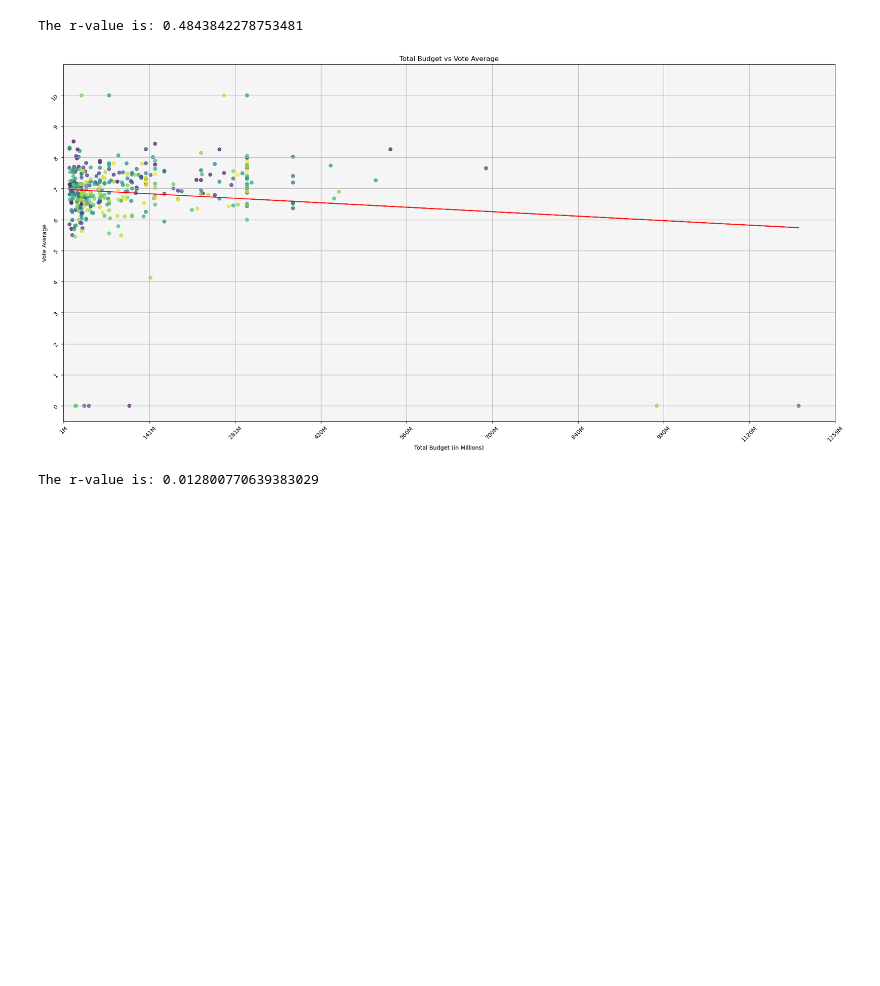
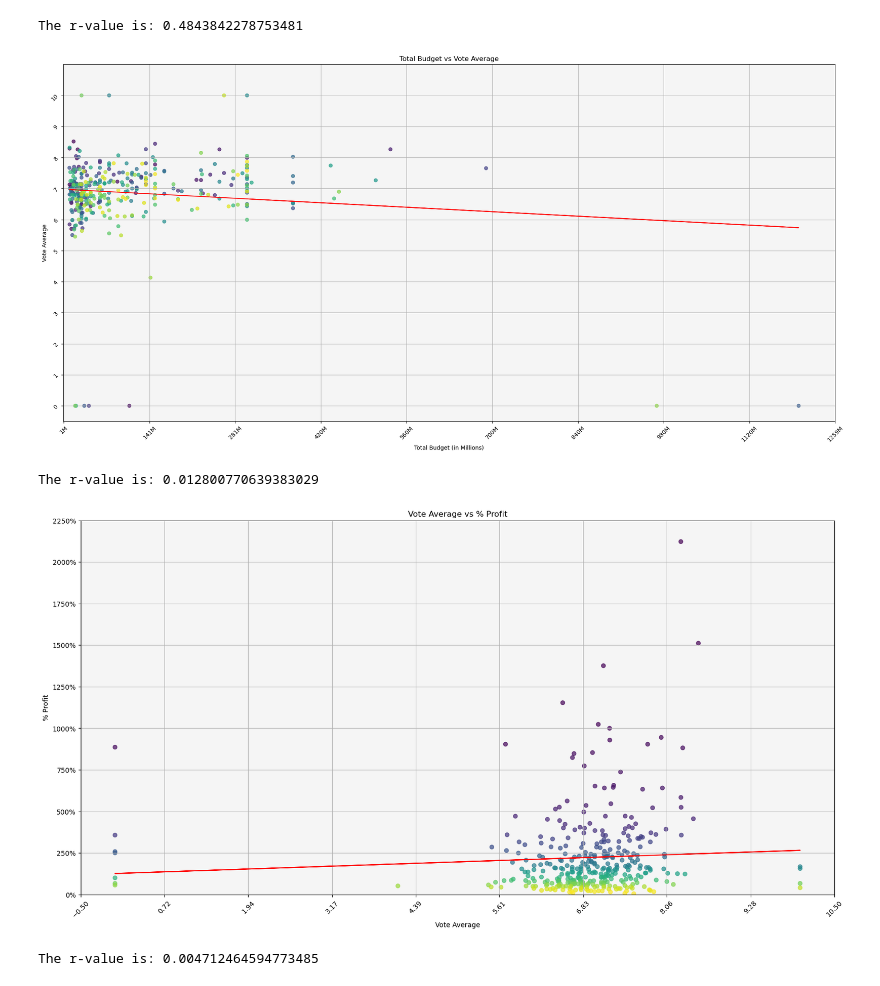
Before and after one commit to Levifahring/movie_project_one, a Jupyter notebook: project.ipynb, the cells around one changed output. Drawn from its saved outputs; the diff is of its cells as text; code cells hidden in the pictures; blank space fills up the shorter version.

```diff
--- a/project.ipynb
+++ b/project.ipynb
@@ -312,0 +310,72 @@ The r-value is: 0.012800770639383029
+# %%
+
+# All movies Total Budget vs % Profit
+x_value = cleaned_filter_df["vote_average"]  # Use Total Budget instead of vote_average
+y_value = cleaned_filter_df["% Profit"]
+
+# Check if y_value is in whole numbers and convert to decimal if necessary
+if y_value.max() > 1:
+    y_value = y_value / 100  # Convert to decimal if values are in percentage form
+
+# Calculate the min and max of x_value
+min_x = x_value.min()
+max_x = x_value.max()
+
+# Define padding (for example, 5% of the range)
+padding = 0.05 * (max_x - min_x)
+
+# Adjust min_x and max_x with padding (ensuring min_x does not go below 0)
+min_x_padded = max(-1, min_x - padding)  # Ensuring min_x_padded is not less than 0
+max_x_padded = max_x + padding
+
+# Create a range of x ticks from min_x_padded to max_x_padded
+x_ticks = np.linspace(min_x_padded, max_x_padded, num=10)
+
+# Determine the max value for the y-axis
+max_y_padded = y_value.max() + (0.05 * (y_value.max() - y_value.min()))  # Add padding to the max y-value
+
+plt.figure(figsize=(20, 10))
+ax = plt.gca()  # Get current axes
+ax.set_facecolor('whitesmoke')
+
+# Set limits for the x and y axes with padding
+plt.xlim(0, max_x_padded)  # Set x-axis starting at 0
+plt.ylim(0, max_y_padded)  # Set y-axis limit with padding
+
+# Create the scatter plot with color customization
+colors = plt.cm.viridis(np.linspace(0, 1, len(x_value)))  # Customize color
+plt.scatter(x_value, y_value, color=colors, alpha=0.7)  # Set alpha for visibility
+
+# Set x ticks explicitly with rotation
+plt.xticks(x_ticks, rotation=45)  # Rotate x ticks by 45 degrees
+
+# Set y ticks explicitly
+y_ticks = plt.yticks()[0]  # Get current y ticks
+plt.yticks(y_ticks)  # Rotate y ticks if necessary
+
+# Define a formatter function for the y-axis to convert to percentage
+def percent_formatter(x, pos):
+    return f'{x * 100:.0f}%'  # Format as percentage
+
+# Apply the formatter to the y-axis
+plt.gca().yaxis.set_major_formatter(FuncFormatter(percent_formatter))
+
+# Add grid lines for better visualization
+plt.grid(True)
+
+# Assuming linear_regression function is defined
+regress_values, r_squared, line_eq = linear_regression(x_value, y_value)
+plt.plot(x_value, regress_values, "r-")
+
+# Add labels and title for better understanding
+plt.xlabel("Vote Average")
+plt.ylabel("% Profit")
+plt.title("Vote Average vs % Profit")
+
+# Display the plot
+plt.savefig("graphics/profit_vote.png")
+plt.show()
+print(f"The r-value is: {r_squared}")
+# %% [output]
+[figure, added]
+The r-value is: 0.004712464594773485
```
Also changed, not shown: parts of 15 cells of this notebook, 6 other files.
